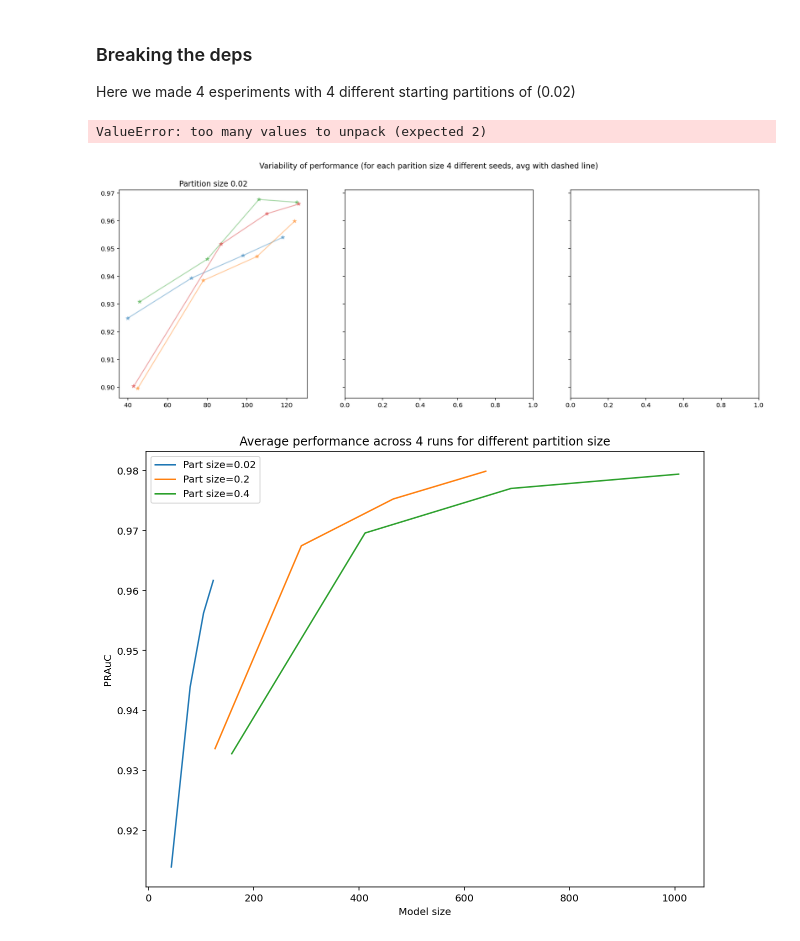
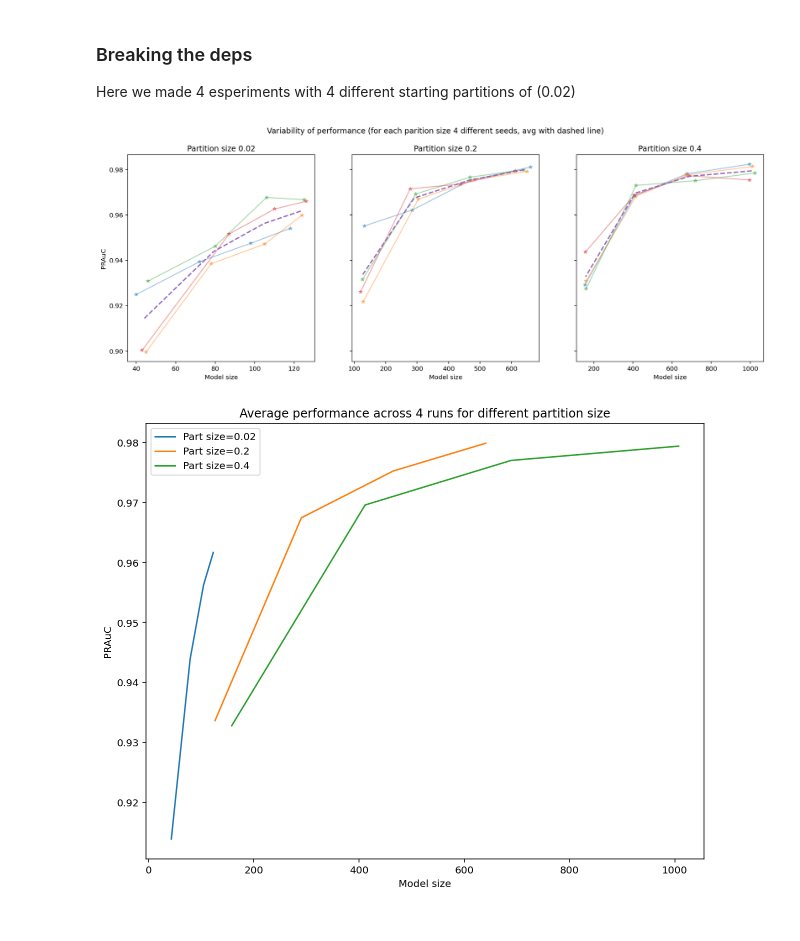
Before and after one commit to jrybicki-jsc/smms, a Jupyter notebook: graphla/newcluster_results.ipynb, the cells around one changed output. Saved outputs shown, nothing was run; the diff lists cells and outputs as text; code cells hidden in the pictures.

```diff
--- a/graphla/newcluster_results.ipynb
+++ b/graphla/newcluster_results.ipynb
@@ -570,23 +570,22 @@ for suffix in ['002', '02', '04']:
 # %%
 
 fig, ax = plt.subplots(1, 3, figsize=(18,6), sharey=True)
 fig.suptitle('Variability of performance (for each parition size 4 different seeds, avg with dashed line)')
 
 for i, suffix in enumerate(rres.keys()):
     data = rres[suffix]
     ax[i].set_title(f"Partition size {suffix.replace('0', '0.', 1)}")
     for seed in range(1,5):
         ax[i].plot(data[seed][1], data[seed][0], '-*', label=f"Run {seed} ", alpha=0.4)
-    x,y = get_avgs(results=data)
+    x,y,mx,mmx = get_avgs(results=data)
     ax[i].plot(x,y,'--', alpha=1.0, lw=2.0)
     ax[i].set_xlabel('Model size')
 
 
 
 ax[0].set_ylabel('PRAuC');
 # %% [output]
-ValueError: too many values to unpack (expected 2)
-[figure, old version]
+[figure, new version]
 # %%
 
 plt.figure(figsize=(10,8))
```
Also changed, not shown: parts of 7 cells of this notebook.
